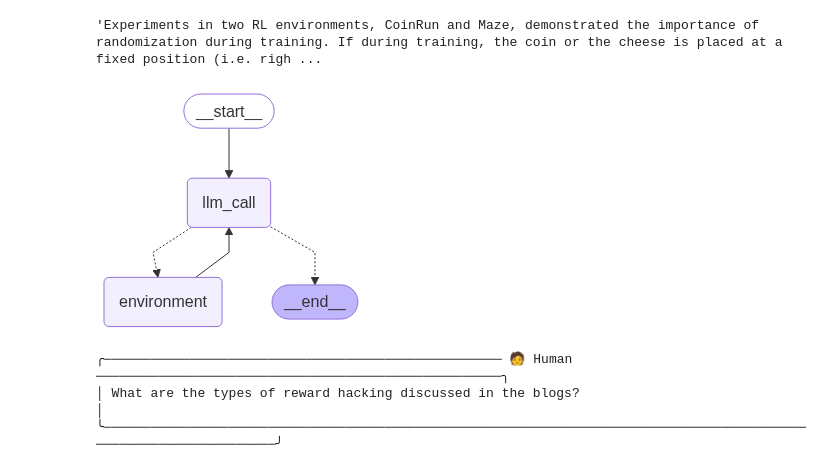
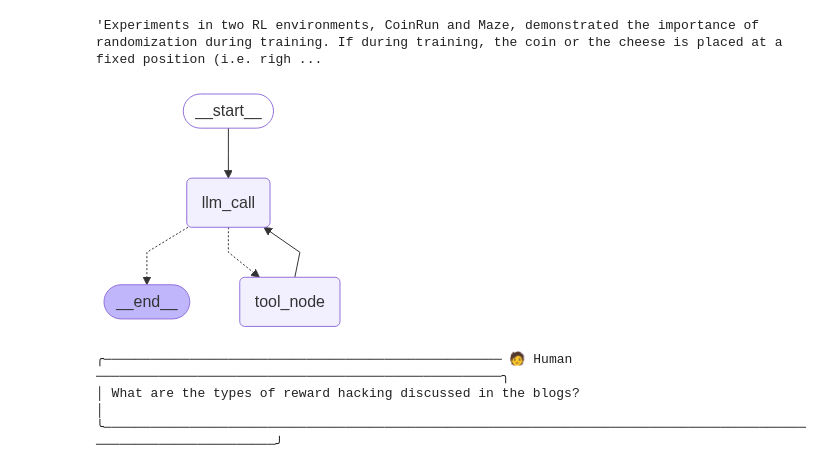
Before and after one commit to ruijzhan/how_to_fix_your_context, a Jupyter notebook: notebooks/01-rag.ipynb, the cells around one changed output. Saved outputs shown, nothing was run; the diff lists cells and outputs as text; code cells hidden in the pictures.

```diff
--- a/notebooks/01-rag.ipynb
+++ b/notebooks/01-rag.ipynb
@@ -171,38 +171,38 @@ def should_continue(state: MessagesState) -> Literal["environment", "__end__"]:
     messages = state["messages"]
     last_message = messages[-1]
 
     # If the LLM makes a tool call, then perform an action
     if last_message.tool_calls:
-        return "environment"
+        return "tool_node"
     # Otherwise, we stop (reply to the user)
     return END
 
 # Build workflow
 agent_builder = StateGraph(MessagesState)
 
 # Add nodes
 agent_builder.add_node("llm_call", llm_call)
-agent_builder.add_node("environment", tool_node)
+agent_builder.add_node("tool_node", tool_node)
 
 # Add edges to connect nodes
 agent_builder.add_edge(START, "llm_call")
 agent_builder.add_conditional_edges(
     "llm_call",
     should_continue,
     {
-        "environment": "environment",
+        "tool_node": "tool_node",
         END: END,
     },
 )
-agent_builder.add_edge("environment", "llm_call")
+agent_builder.add_edge("tool_node", "llm_call")
 
 # Compile the agent
 agent = agent_builder.compile()
 
 # Show the agent
 display(Image(agent.get_graph(xray=True).draw_mermaid_png()))
 # %% [output]
-[figure, old version]
+[figure, new version]
 # %%
 from utils import format_messages
 
```
Also changed, not shown: 2 other files.
